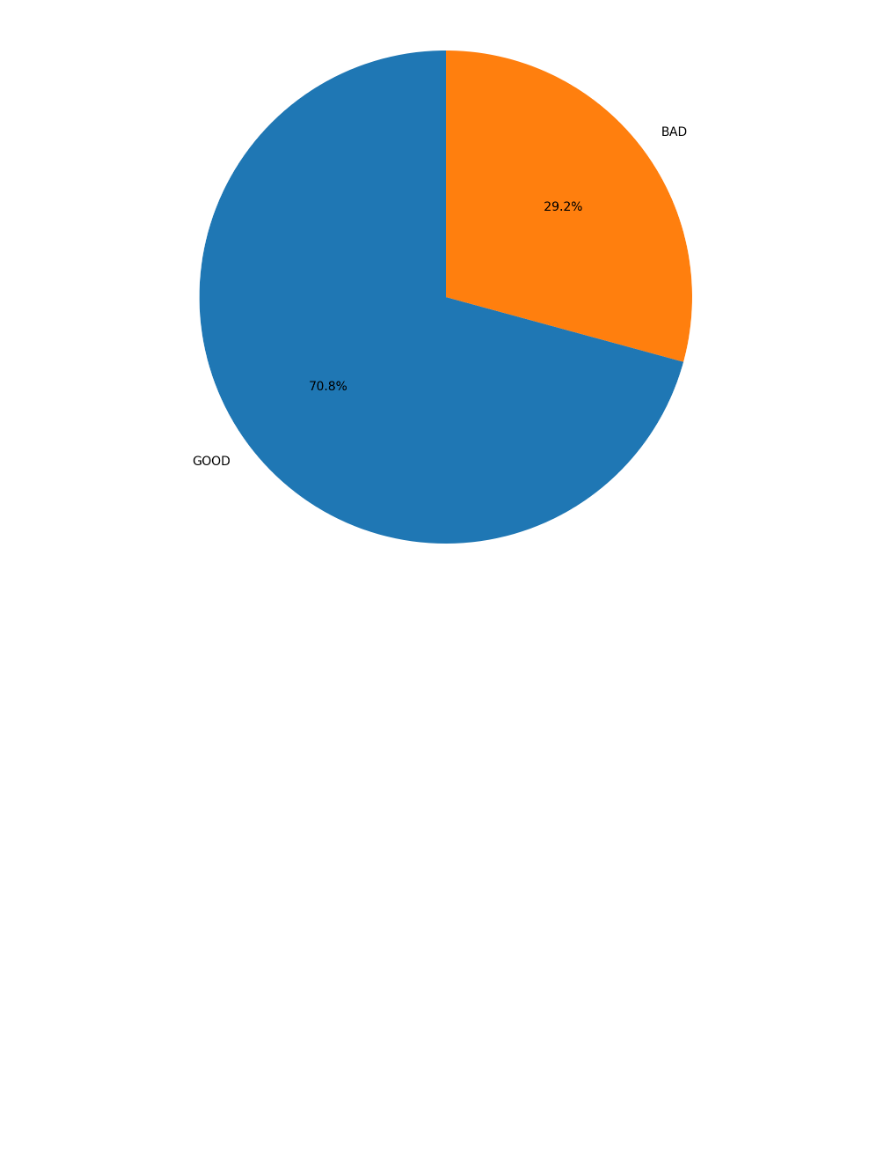
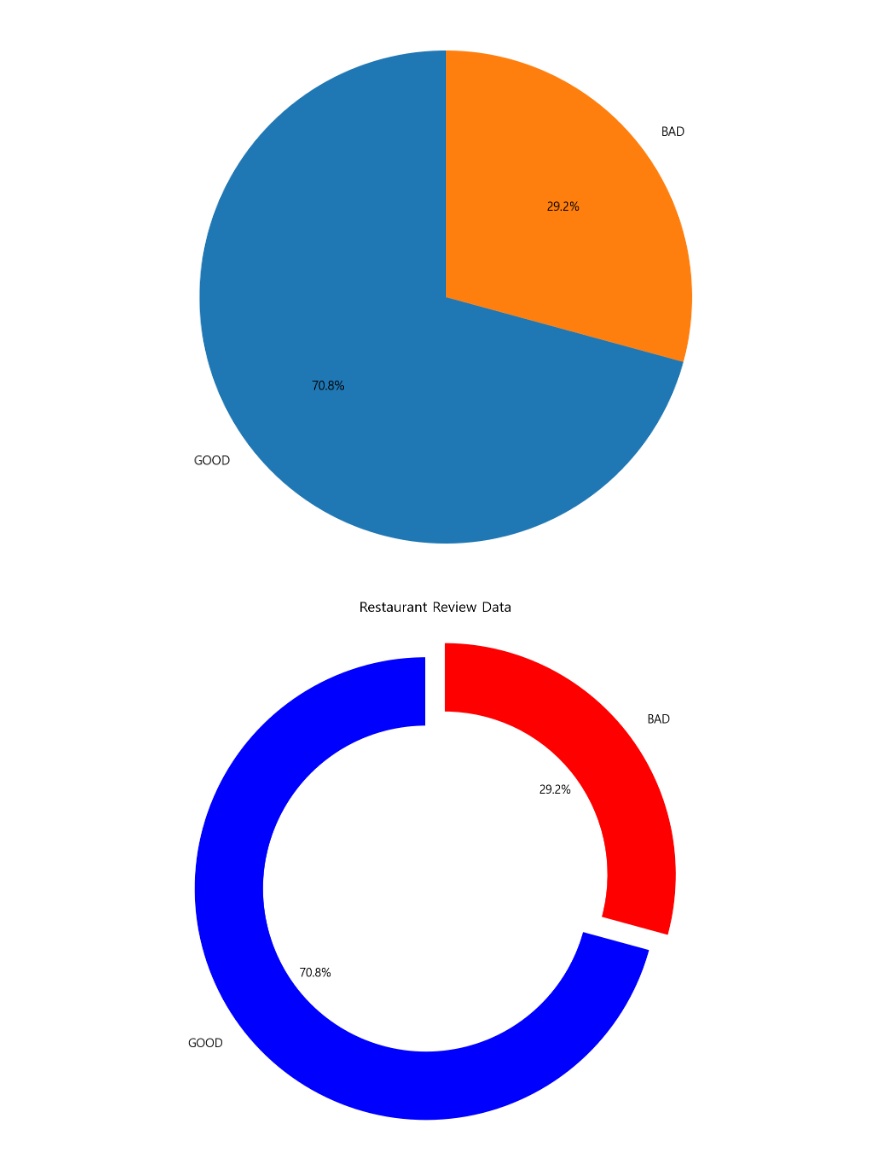
Before and after one commit to wogur0915/Hot_Place_NLP_Project, a Jupyter notebook: kakao_modelize.ipynb, the cells around one changed output. Drawn from its saved outputs; the diff is of its cells as text; code cells hidden in the pictures; blank space fills up the shorter version.

```diff
--- a/kakao_modelize.ipynb
+++ b/kakao_modelize.ipynb
@@ -559,3 +559,30 @@ ax1.axis('equal')
 plt.show()
 # %% [output]
 [figure]
+# %%
+import matplotlib.pyplot as plt
+
+# 데이터 준비
+good_count = df['y'].value_counts()[1]
+bad_count = df['y'].value_counts()[0]
+
+sizes = [good_count, bad_count]  # 1(맛집)과 0(맛집 아님)의 개수
+labels = ['GOOD', 'BAD']
+colors = ['blue', 'red']  # 색상 지정
+explode = (0.1, 0)  # 첫 번째 조각을 조금 돌출시키기
+
+# 도넛 차트 그리기
+fig, ax = plt.subplots()
+ax.pie(sizes, labels=labels, autopct='%1.1f%%', startangle=90, colors=colors, explode=explode,
+       wedgeprops=dict(width=0.3, edgecolor='w'))  # 중앙 구멍의 크기 조정
+
+# 동그란 모양 유지
+ax.axis('equal')
+
+# 제목 추가
+plt.title('Restaurant Review Data')
+
+# 표시
+plt.show()
+# %% [output]
+[figure, added]
```
Also changed, not shown: parts of 1 cell of this notebook.
